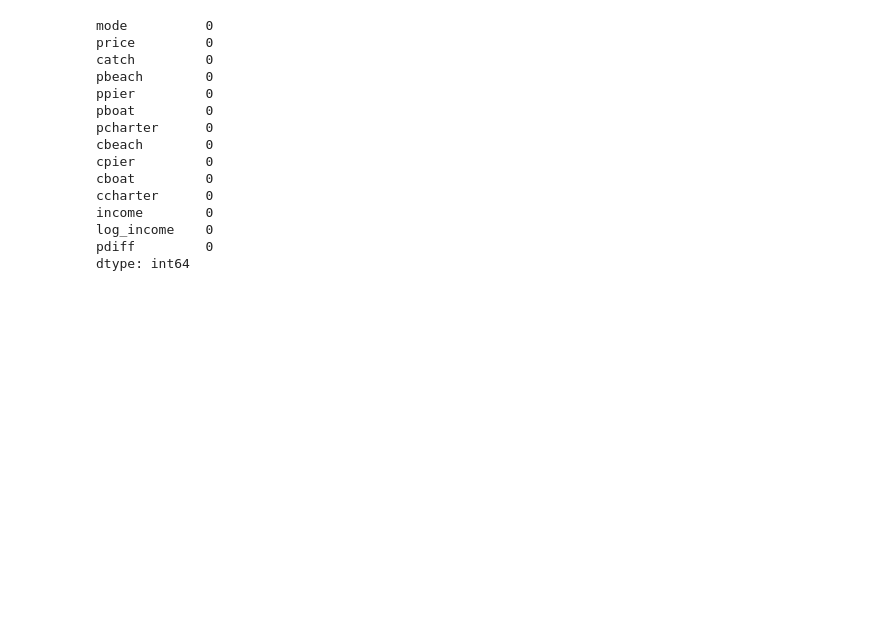
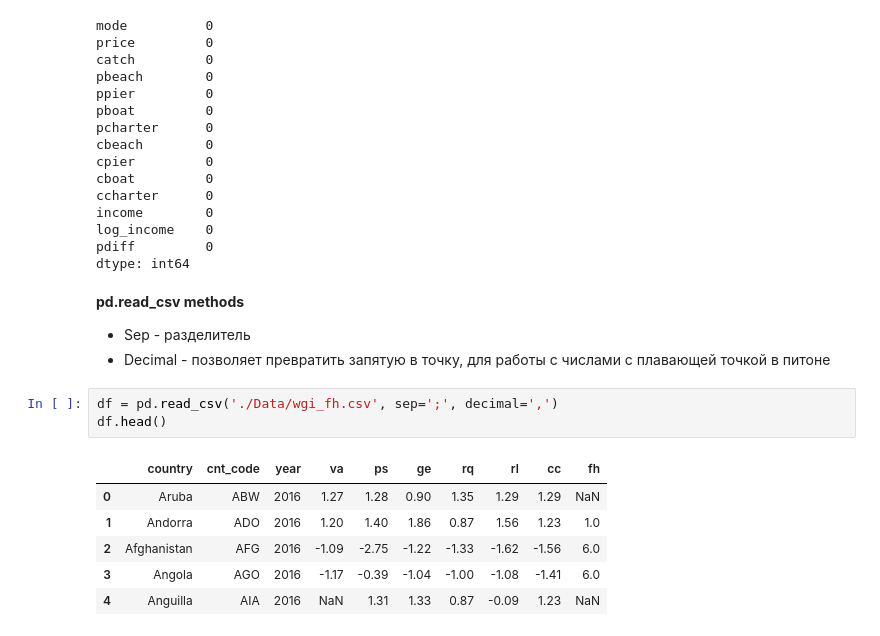
Before and after one commit to ArmanVasilovich/python_spbu, a Jupyter notebook: November-9/November-9.ipynb, the cells around one changed output. Cells and saved outputs as stored; diff of their text form; blank space fills up the shorter version.

```diff
--- a/November-9/November-9.ipynb
+++ b/November-9/November-9.ipynb
@@ -378,3 +380,17 @@ income        0
 log_income    0
 pdiff         0
 dtype: int64
+# %% [markdown]
+**pd.read_csv methods**
+- Sep - разделитель
+- Decimal - позволяет превратить запятую в точку, для работы с числами с плавающей точкой в питоне
+# %%
+df = pd.read_csv('./Data/wgi_fh.csv', sep=';', decimal=',')
+df.head()
+# %% [output]
+|  | country | cnt_code | year | va | ps | ge | rq | rl | cc | fh |
+| 0 | Aruba | ABW | 2016 | 1.27 | 1.28 | 0.90 | 1.35 | 1.29 | 1.29 | NaN |
+| 1 | Andorra | ADO | 2016 | 1.20 | 1.40 | 1.86 | 0.87 | 1.56 | 1.23 | 1.0 |
+| 2 | Afghanistan | AFG | 2016 | -1.09 | -2.75 | -1.22 | -1.33 | -1.62 | -1.56 | 6.0 |
+| 3 | Angola | AGO | 2016 | -1.17 | -0.39 | -1.04 | -1.00 | -1.08 | -1.41 | 6.0 |
+| 4 | Anguilla | AIA | 2016 | NaN | 1.31 | 1.33 | 0.87 | -0.09 | 1.23 | NaN |
```
Also changed, not shown: parts of 14 cells of this notebook.
